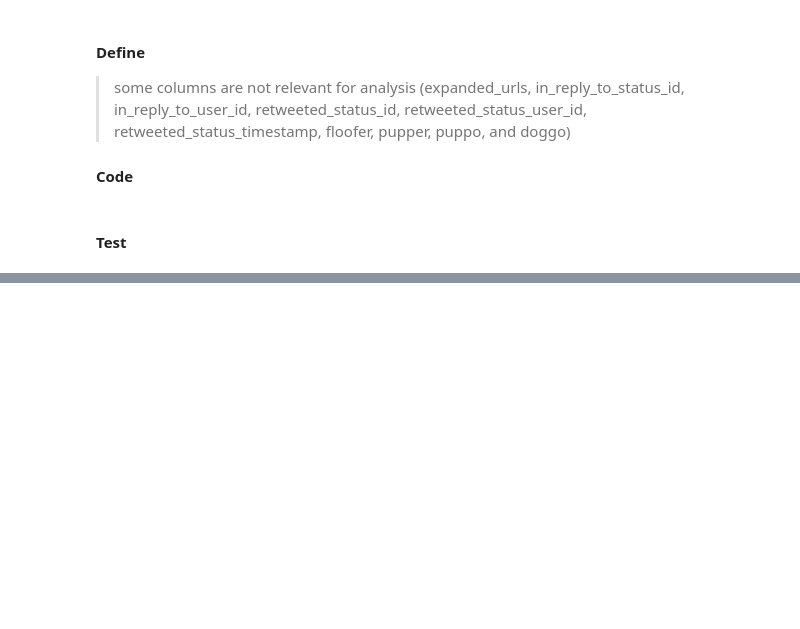
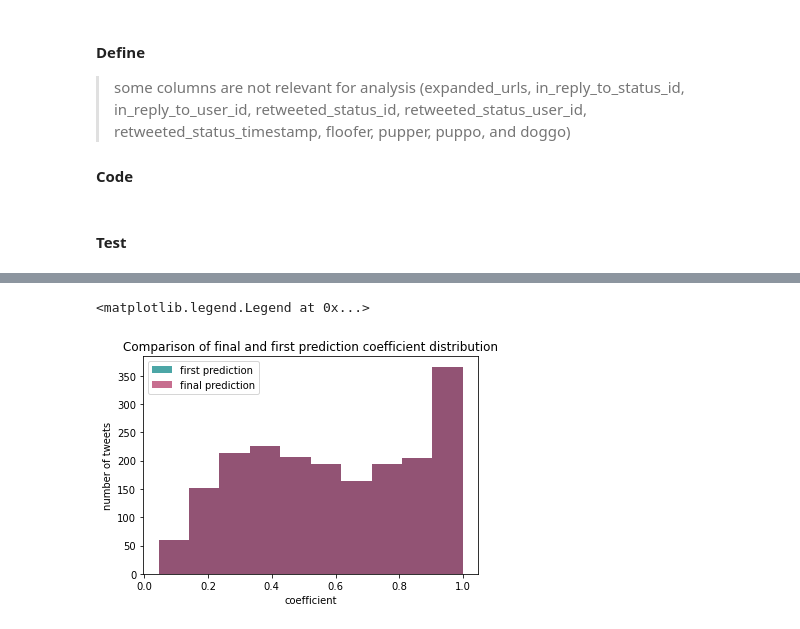
Before and after one commit to primalusiana/twitter-data-wrangling, a Jupyter notebook: wrangle_act.ipynb, the cells around one changed output, grey strips where cells are left out. Saved outputs shown, nothing was run; the diff lists cells and outputs as text; code cells hidden in the pictures; blank space fills up the shorter version.

```diff
--- a/wrangle_act.ipynb
+++ b/wrangle_act.ipynb
@@ -939,0 +981,24 @@ df_cln.to_csv('twitter_archive_master.csv')
+# %%
+final_pred = []
+for i, row in df_cln.iterrows():
+    max_num = row[['first_pred_conf', 'second_pred_conf','third_pred_conf']].max()
+    if max_num == row['first_pred_conf']:
+        final_pred.append({
+            'final_pred_group': row['first_pred_group'],
+            'final_pred_conf': row['first_pred_conf'],
+            'is_final_pred_dog': row['is_first_pred_dog']
+        })
+    elif max_num == row['second_pred_conf']:
+        final_pred.append({
+            'final_pred_group': row['second_pred_group'],
+            'final_pred_conf': row['second_pred_conf'],
+            'is_final_pred_dog': row['is_second_pred_dog']
+        })
+    elif max_num == row['third_pred_conf']:
+        final_pred.append({
+            'final_pred_group': row['third_pred_group'],
+            'final_pred_conf': row['third_pred_conf'],
+            'is_final_pred_dog': row['is_third_pred_dog']
+        })
+# %%
+final_pred = pd.DataFrame(final_pred)
@@ -939,0 +1021,11 @@ df_cln.to_csv('twitter_archive_master.csv')
+# %%
+plt.hist(df_cln['first_pred_conf'], label='first prediction', alpha=0.7, color='#008080')
+plt.hist(final_pred['final_pred_conf'], label='final prediction', alpha=0.7, color='#B03060')
+
+plt.title('Comparison of final and first prediction coefficient distribution')
+plt.ylabel('number of tweets')
+plt.xlabel('coefficient')
+plt.legend()
+# %% [output]
+<matplotlib.legend.Legend at 0x...>
+[figure, added]
```
Also changed, not shown: parts of 37 cells of this notebook, 1 other file.
